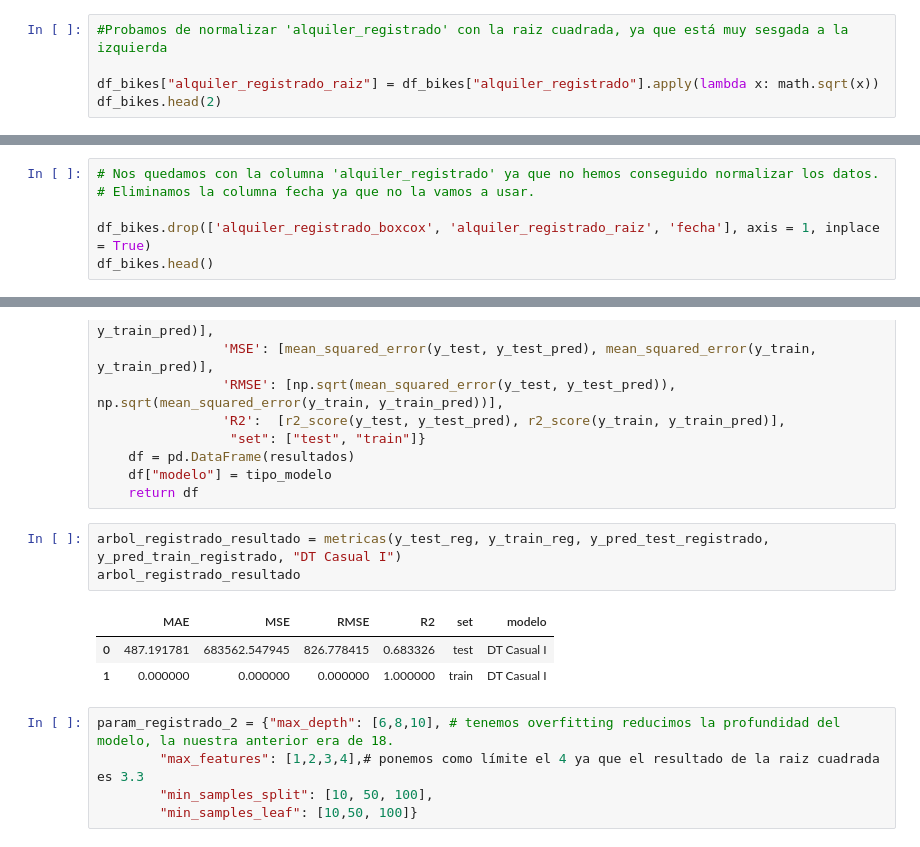
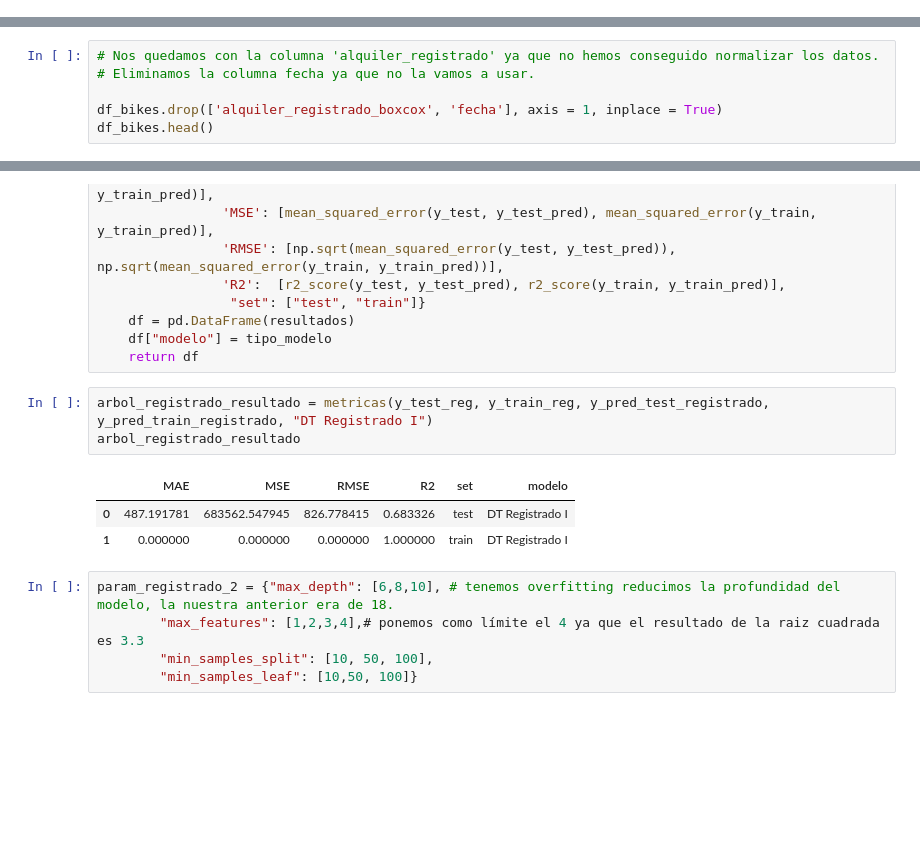
Before and after one commit to LourdesBoj/promoE-modulo3-proyecto-equipo3-Andrea-Catalina-Lourdes-AnaLopez, a Jupyter notebook: notebooks/modelo_reg.ipynb, the cells around one changed output, grey strips where cells are left out. Cells and saved outputs as stored; diff of their text form; blank space fills up the shorter version.

```diff
--- a/notebooks/modelo_reg.ipynb
+++ b/notebooks/modelo_reg.ipynb
@@ -60,5 +57,0 @@ Raíz-cuadrada porque tenemos sesgo a la derecha
-# %%
-#Probamos de normalizar 'alquiler_registrado' con la raiz cuadrada, ya que está muy sesgada a la izquierda
-
-df_bikes["alquiler_registrado_raiz"] = df_bikes["alquiler_registrado"].apply(lambda x: math.sqrt(x))
-df_bikes.head(2)
@@ -103,7 +86,7 @@ Con esta variable decidimos pasar directamente a un Decision Tree
 # Nos quedamos con la columna 'alquiler_registrado' ya que no hemos conseguido normalizar los datos.
 # Eliminamos la columna fecha ya que no la vamos a usar.
 
-df_bikes.drop(['alquiler_registrado_boxcox', 'alquiler_registrado_raiz', 'fecha'], axis = 1, inplace = True)
+df_bikes.drop(['alquiler_registrado_boxcox', 'fecha'], axis = 1, inplace = True)
 df_bikes.head()
 # %% [output]
 |  | estacion | año | mes | festivo | dia_sem | laborable | prevision_tiempo | sensacion_termica | humedad | ... |
@@ -332,12 +315,12 @@ def metricas(y_test, y_train, y_test_pred, y_train_pred, tipo_modelo):
     df["modelo"] = tipo_modelo
     return df
 # %%
-arbol_registrado_resultado = metricas(y_test_reg, y_train_reg, y_pred_test_registrado, y_pred_train_registrado, "DT Casual I")
+arbol_registrado_resultado = metricas(y_test_reg, y_train_reg, y_pred_test_registrado, y_pred_train_registrado, "DT Registrado I")
 arbol_registrado_resultado
 # %% [output]
 |  | MAE | MSE | RMSE | R2 | set | modelo |
-| 0 | 487.191781 | 683562.547945 | 826.778415 | 0.683326 | test | DT Casual I |
-| 1 | 0.000000 | 0.000000 | 0.000000 | 1.000000 | train | DT Casual I |
+| 0 | 487.191781 | 683562.547945 | 826.778415 | 0.683326 | test | DT Registrado I |
+| 1 | 0.000000 | 0.000000 | 0.000000 | 1.000000 | train | DT Registrado I |
 # %%
 param_registrado_2 = {"max_depth": [6,8,10], # tenemos overfitting reducimos la profundidad del modelo, la nuestra anterior era de 18.
         "max_features": [1,2,3,4],# ponemos como límite el 4 ya que el resultado de la raiz cuadrada es 3.3
```
Also changed, not shown: parts of 20 cells of this notebook, 17 other files.
